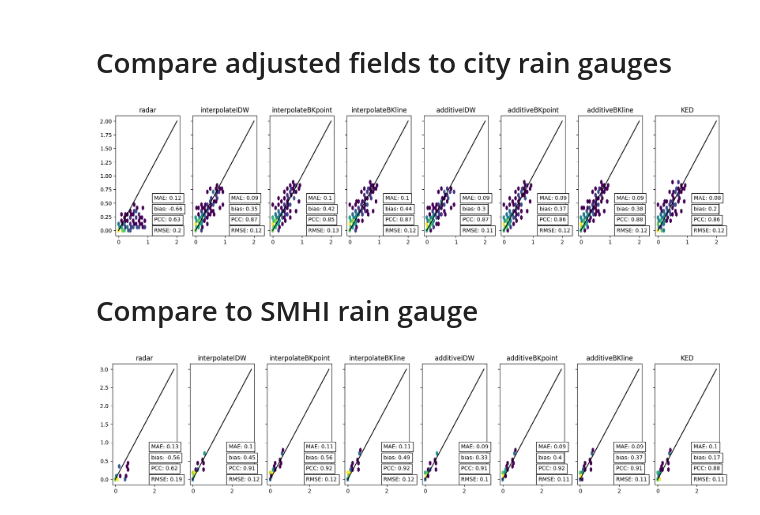
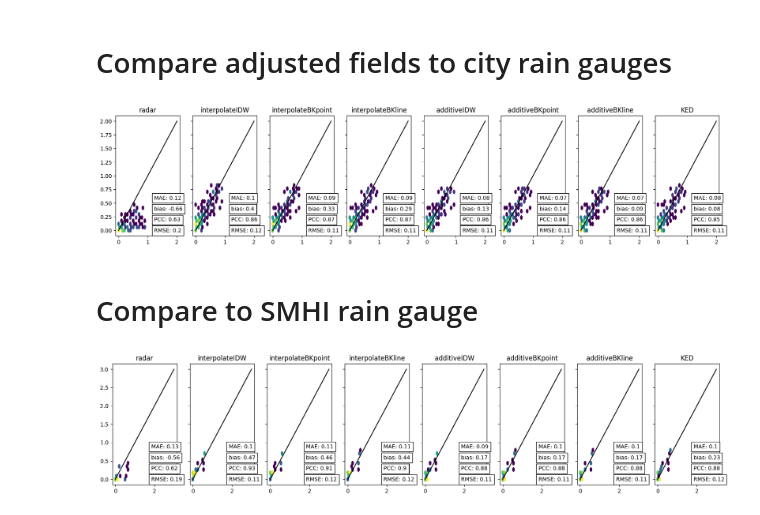
Before and after one commit to eoydvin/mergeplg, a Jupyter notebook: docs/notebooks/openMRG_case_highlevel.ipynb, the cells around one changed output. Cells and saved outputs as stored; diff of their text form; code cells hidden in the pictures.

```diff
--- a/docs/notebooks/openMRG_case_highlevel.ipynb
+++ b/docs/notebooks/openMRG_case_highlevel.ipynb
@@ -78,6 +77,10 @@ variogram_model = "exponential"
 
 # Number of neighbours to use for interpolation
 nnear = 12
+# %%
+# Simple model for assigning uncertainty to every observation,
+# this example assigns more uncertainty to low rainfall rates.
+ds_cmls["sigma_R"] = 0.3 * np.exp(-ds_cmls["R"] / 0.5)
 # %% [markdown]
 ## Interpolate ground observations
 # %% [markdown]
@@ -186,16 +206,19 @@ ds_rad["rainfall_additiveBKline"] = xr.concat(rainfall, dim="time")
 # %% [markdown]
 ### Block kriging with external drift
 # %%
-merger = merge.MergeKrigingExternalDrift()
+merger = merge.MergeKrigingExternalDrift(
+    ds_rad=ds_rad.rainfall_radar,
+    ds_cmls=ds_cmls,
+    variogram_parameters=variogram_parameters,
+    nnear=nnear,
+)
 
 rainfall = []
 for time in ds_cmls.time.data:
     rainfall.append(
-        merger.adjust(
-            ds_rad.sel(time=[time]).rainfall_radar,
-            da_cml=ds_cmls.sel(time=[time]).R,
-            variogram_parameters=variogram_parameters,
-            n_closest=nnear,
+        merger(
+            ds_rad.sel(time=time).rainfall_radar,
+            da_cmls=ds_cmls.sel(time=time).R,
         )
     )
 ds_rad["rainfall_KED"] = xr.concat(rainfall, dim="time")
@@ -202,3 +227,20 @@ ds_rad["rainfall_KED"] = xr.concat(rainfall, dim="time")
+# %%
+# Set nan equal to 0
+rainfall_fields = [
+    "rainfall_radar",
+    "rainfall_interpolateIDW",
+    "rainfall_interpolateBKpoint",
+    "rainfall_interpolateBKline",
+    "rainfall_additiveIDW",
+    "rainfall_additiveBKpoint",
+    "rainfall_additiveBKline",
+    "rainfall_KED",
+]
+
+for rainfall_field in rainfall_fields:
+    ds_rad[rainfall_field] = xr.where(
+        np.isnan(ds_rad[rainfall_field]), 0, ds_rad[rainfall_field]
+    )
 # %% [markdown]
 # Plot rainfall fields
 # %%
@@ -349,7 +391,7 @@ get_grid_at_points = plg.spatial.GridAtPoints(
 for rainfall_field in rainfall_fields:
     ds_gauges[rainfall_field] = get_grid_at_points(
         da_gridded_data=ds_rad[rainfall_field],
-        da_point_data=ds_gauges.rainfall_amount,
+        da_point_data=ds_gauges.R,
     )
 # %%
 # Plot
@@ -358,7 +400,7 @@ threshold = 0  # Only use above
 extent = [0, vmax, 0, vmax]
 gridsize = 30
 
-gauge_observed = ds_gauges.rainfall_amount.data.ravel()
+gauge_observed = ds_gauges.R.data.ravel()
 fig, ax = plt.subplots(1, len(rainfall_fields), figsize=(20, 4), sharey=True)
 for i, rainfall_field in enumerate(rainfall_fields):
     gauge_estimate = ds_gauges[rainfall_field].data.ravel()
@@ -380,34 +422,34 @@ for i, rainfall_field in enumerate(rainfall_fields):
         transform=ax[i].transAxes,
     )
     ax[i].text(
         0.6,
         0.12,
         "PCC: " + str(round(np.corrcoef(gauge_observed, gauge_estimate)[0, 1], 2)),
         bbox={"facecolor": "white", "edgecolor": "black"},
         transform=ax[i].transAxes,
     )
     ax[i].text(
         0.6,
         0.21,
         "bias: "
         + str(
             round(np.mean(gauge_estimate - gauge_observed) / np.mean(gauge_observed), 2)
         ),
         bbox={"facecolor": "white", "edgecolor": "black"},
         transform=ax[i].transAxes,
     )
     ax[i].text(
         0.6,
         0.3,
         "MAE: " + str(round(np.mean(np.abs(gauge_estimate - gauge_observed)), 2)),
         bbox={"facecolor": "white", "edgecolor": "black"},
         transform=ax[i].transAxes,
     )
     ax[i].plot([0, extent[1]], [0, extent[1]], "k")
 
     ax[i].set_title(rainfall_field.split("_")[1])
 # %% [output]
-[figure, old version]
+[figure, new version]
 # %% [markdown]
 # Compare to SMHI rain gauge
 # %%
@@ -431,7 +473,7 @@ threshold = 0  # Only use above
 extent = [0, vmax, 0, vmax]
 gridsize = 30
 
-gauge_observed = ds_gauges_smhi.rainfall_amount.data.ravel()
+gauge_observed = ds_gauges_smhi.R.data.ravel()
 fig, ax = plt.subplots(1, len(rainfall_fields), figsize=(20, 4), sharey=True)
 for i, rainfall_field in enumerate(rainfall_fields):
     gauge_estimate = ds_gauges_smhi[rainfall_field].data.ravel()
@@ -480,4 +522,4 @@ for i, rainfall_field in enumerate(rainfall_fields):
 
     ax[i].set_title(rainfall_field.split("_")[1])
 # %% [output]
-[figure, old version]
+[figure, new version]
```
Also changed, not shown: parts of 19 cells of this notebook, 9 other files.
